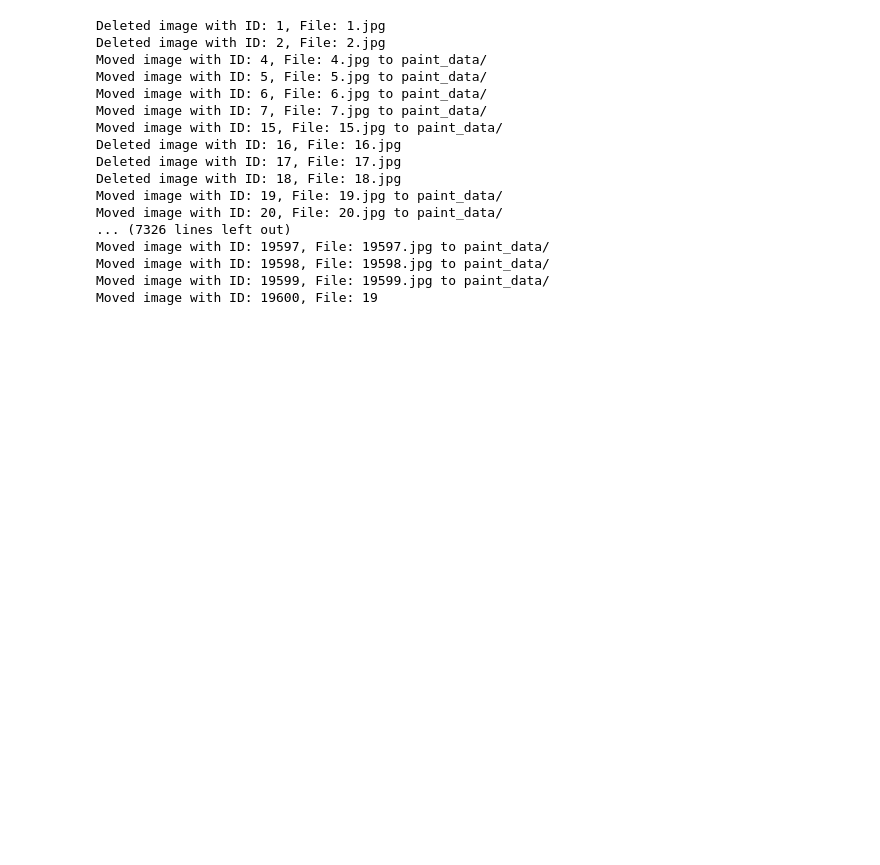
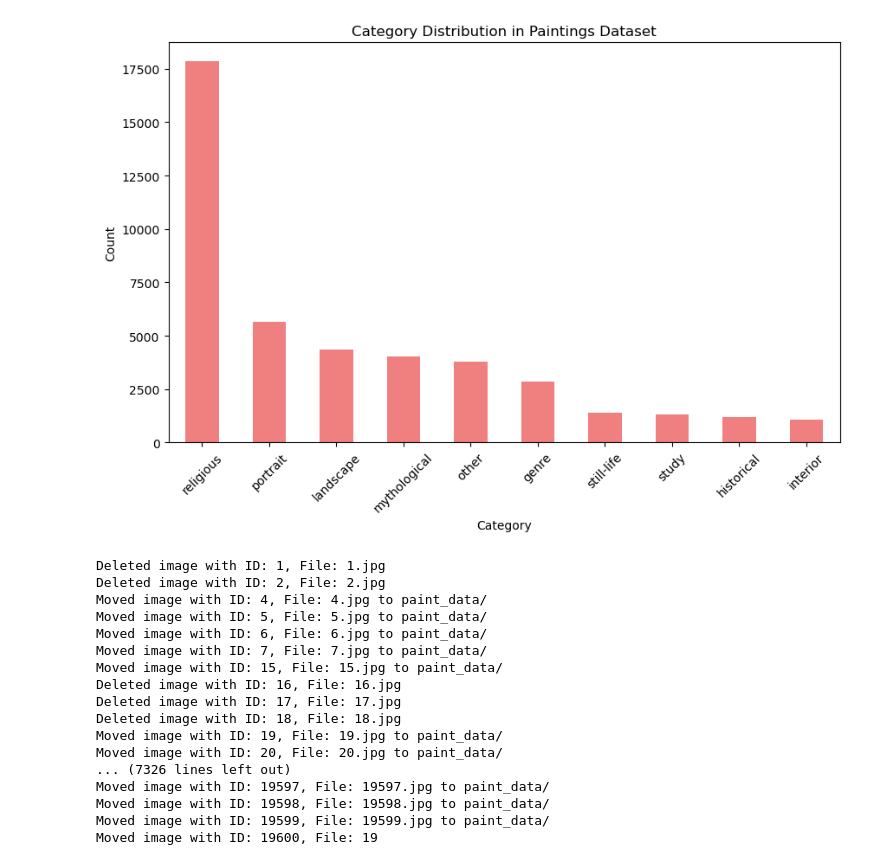
Before and after one commit to KPate04/IntroDataMining, a Jupyter notebook: ML_Final_Project/create_paint_data.ipynb, the cells around one changed output. Cells and saved outputs as stored; diff of their text form; code cells hidden in the pictures; blank space fills up the shorter version.

```diff
--- a/ML_Final_Project/create_paint_data.ipynb
+++ b/ML_Final_Project/create_paint_data.ipynb
@@ -49,6 +49,18 @@ study            1309
 historical       1171
 interior         1065
 Name: count, dtype: int64
+# %%
+# Visual representation of "type" column
+paintings_counts = paintings['TYPE'].value_counts()
+plt.figure(figsize=(10, 6))
+paintings_counts.plot(kind='bar', color='lightcoral')
+plt.title('Category Distribution in Paintings Dataset')
+plt.xlabel('Category')
+plt.ylabel('Count')
+plt.xticks(rotation=45)
+plt.show()
+# %% [output]
+[figure, added]
 # %%
 import os
 import shutil
```
Also changed, not shown: parts of 2 cells of this notebook, 20 other files.
